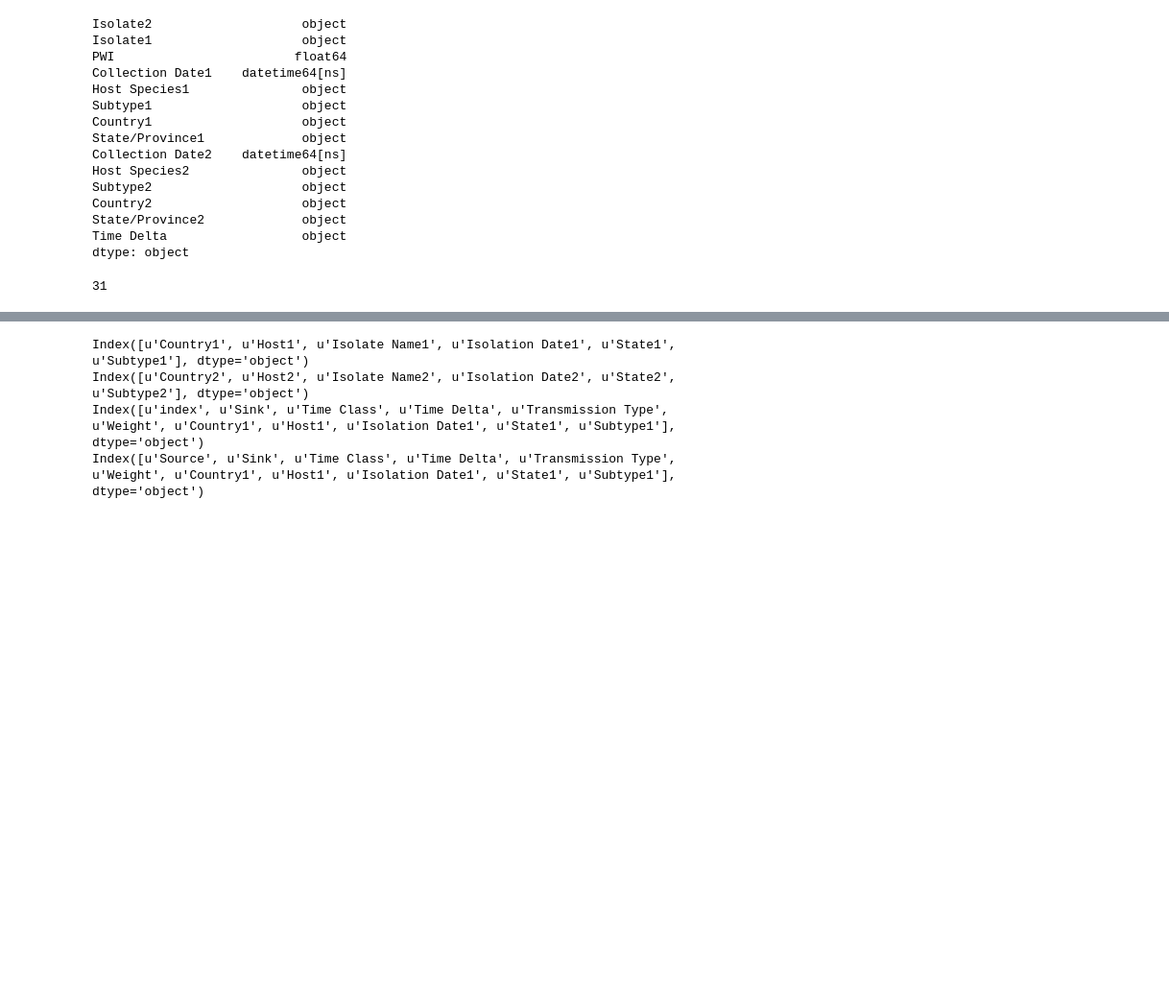
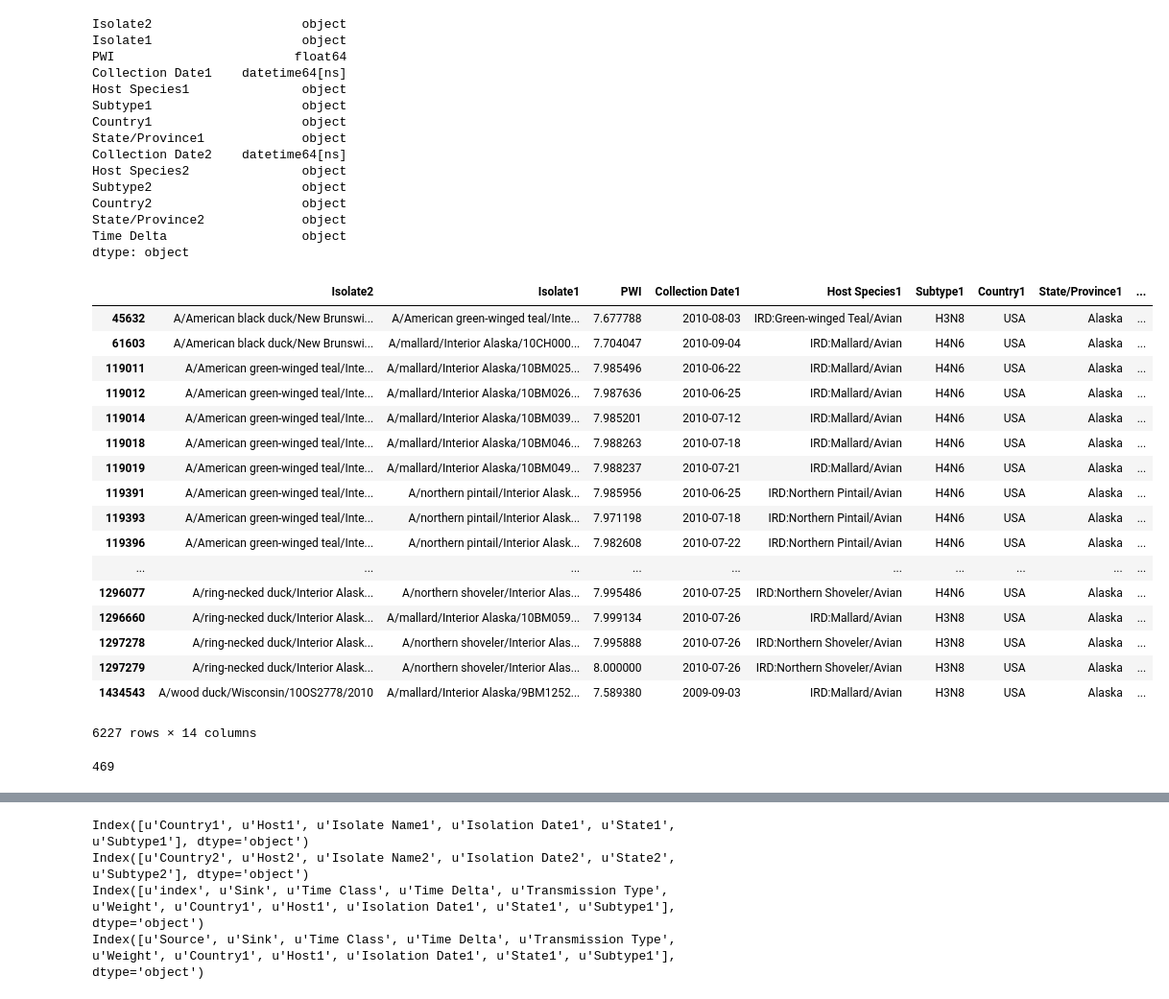
Before and after one commit to runstadler-lab/Minto-SeqTrack-Analysis, a Jupyter notebook: 3.10 - NetworkX - Generate Network for Individual Viruses.ipynb, the cells around one changed output, grey strips where cells are left out. Shown at 96% size. Drawn from its saved outputs; the diff is of its cells as text; code cells hidden in the pictures; blank space fills up the shorter version.

```diff
--- a/3.10 - NetworkX - Generate Network for Individual Viruses.ipynb
+++ b/3.10 - NetworkX - Generate Network for Individual Viruses.ipynb
@@ -26,6 +26,27 @@ Country2                    object
 State/Province2             object
 Time Delta                  object
 dtype: object
+# %%
+data
+# %% [output]
+|  | Isolate2 | Isolate1 | PWI | Collection Date1 | Host Species1 | Subtype1 | Country1 | State/Province1 | ... |
+| 45632 | A/American black duck/New Brunswi... | A/American green-winged teal/Inte... | 7.677788 | 2010-08-03 | IRD:Green-winged Teal/Avian | H3N8 | USA | Alaska | ... |
+| 61603 | A/American black duck/New Brunswi... | A/mallard/Interior Alaska/10CH000... | 7.704047 | 2010-09-04 | IRD:Mallard/Avian | H4N6 | USA | Alaska | ... |
+| 119011 | A/American green-winged teal/Inte... | A/mallard/Interior Alaska/10BM025... | 7.985496 | 2010-06-22 | IRD:Mallard/Avian | H4N6 | USA | Alaska | ... |
+| 119012 | A/American green-winged teal/Inte... | A/mallard/Interior Alaska/10BM026... | 7.987636 | 2010-06-25 | IRD:Mallard/Avian | H4N6 | USA | Alaska | ... |
+| 119014 | A/American green-winged teal/Inte... | A/mallard/Interior Alaska/10BM039... | 7.985201 | 2010-07-12 | IRD:Mallard/Avian | H4N6 | USA | Alaska | ... |
+| 119018 | A/American green-winged teal/Inte... | A/mallard/Interior Alaska/10BM046... | 7.988263 | 2010-07-18 | IRD:Mallard/Avian | H4N6 | USA | Alaska | ... |
+| 119019 | A/American green-winged teal/Inte... | A/mallard/Interior Alaska/10BM049... | 7.988237 | 2010-07-21 | IRD:Mallard/Avian | H4N6 | USA | Alaska | ... |
+| 119391 | A/American green-winged teal/Inte... | A/northern pintail/Interior Alask... | 7.985956 | 2010-06-25 | IRD:Northern Pintail/Avian | H4N6 | USA | Alaska | ... |
+| 119393 | A/American green-winged teal/Inte... | A/northern pintail/Interior Alask... | 7.971198 | 2010-07-18 | IRD:Northern Pintail/Avian | H4N6 | USA | Alaska | ... |
+| 119396 | A/American green-winged teal/Inte... | A/northern pintail/Interior Alask... | 7.982608 | 2010-07-22 | IRD:Northern Pintail/Avian | H4N6 | USA | Alaska | ... |
+| ... | ... | ... | ... | ... | ... | ... | ... | ... | ... |
+| 1296077 | A/ring-necked duck/Interior Alask... | A/northern shoveler/Interior Alas... | 7.995486 | 2010-07-25 | IRD:Northern Shoveler/Avian | H4N6 | USA | Alaska | ... |
+| 1296660 | A/ring-necked duck/Interior Alask... | A/mallard/Interior Alaska/10BM059... | 7.999134 | 2010-07-26 | IRD:Mallard/Avian | H3N8 | USA | Alaska | ... |
+| 1297278 | A/ring-necked duck/Interior Alask... | A/northern shoveler/Interior Alas... | 7.995888 | 2010-07-26 | IRD:Northern Shoveler/Avian | H3N8 | USA | Alaska | ... |
+| 1297279 | A/ring-necked duck/Interior Alask... | A/northern shoveler/Interior Alas... | 8.000000 | 2010-07-26 | IRD:Northern Shoveler/Avian | H3N8 | USA | Alaska | ... |
+| 1434543 | A/wood duck/Wisconsin/10OS2778/2010 | A/mallard/Interior Alaska/9BM1252... | 7.589380 | 2009-09-03 | IRD:Mallard/Avian | H3N8 | USA | Alaska | ... |
+6227 rows × 14 columns
 # %%
 G = nx.DiGraph()
 # %%
@@ -76,9 +98,9 @@ for row in data.iterrows():
                    weight=row[1]['PWI'],
                    trtype='Inter-Species')
 # %%
-len(nx.connected_component_subgraphs(G.to_undirected()))
+len(G.nodes())
 # %% [output]
-31
+469
 # %%
 G.nodes(data=True)
 # %% [output]
```
Also changed, not shown: parts of 13 cells of this notebook, 47 other files.
